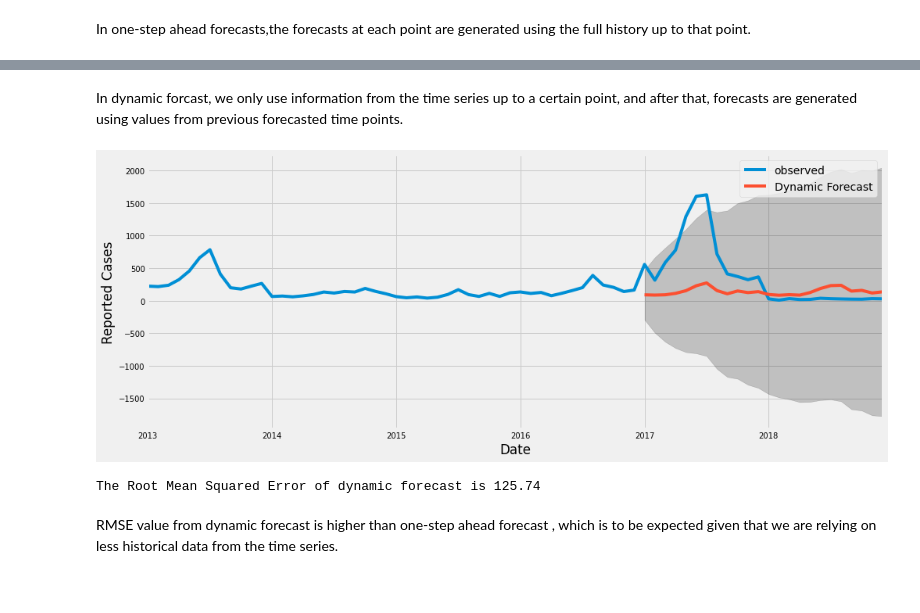
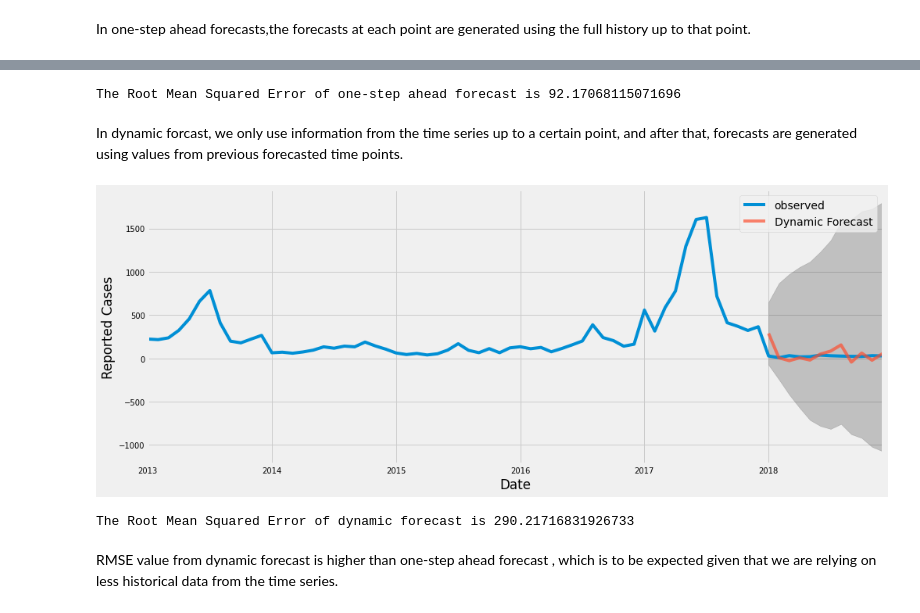
Before and after one commit to jose-vincent/denguePrediction_timeSeries-analysis, a Jupyter notebook: ARIMA, SARIMAX, Auto ARIMA.ipynb, the cells around one changed output, grey strips where cells are left out. Saved outputs shown, nothing was run; the diff lists cells and outputs as text; code cells hidden in the pictures.

```diff
--- a/ARIMA, SARIMAX, Auto ARIMA.ipynb
+++ b/ARIMA, SARIMAX, Auto ARIMA.ipynb
@@ -298,15 +311,16 @@ pred_ci = pred.conf_int()
 # %% [markdown]
 In one-step ahead forecasts,the forecasts at each point are generated using the full history up to that point.
 # %%
-ax = ts['2013':].plot(label='observed')
-pred.predicted_mean.plot(ax=ax, label='One-step ahead Forecast', alpha=.7)
+def pred_plot(start='2013',label='One-step ahead Forecast', mode= pred_ci):
+    ax = ts[start:].plot(label='observed')
+    pred.predicted_mean.plot(ax=ax, label=label, alpha=.7)
 
-ax.fill_between(pred_ci.index,
-                pred_ci.iloc[:, 0],
-                pred_ci.iloc[:, 1], color='k', alpha=.2)
+    ax.fill_between(mode.index,
+                    mode.iloc[:, 0],
+                    mode.iloc[:, 1], color='k', alpha=.2)
 
-ax.set_xlabel('Date')
-ax.set_ylabel('Reported Cases')
-plt.legend()
+    ax.set_xlabel('Date')
+    ax.set_ylabel('Reported Cases')
+    plt.legend()
 
-plt.show()
+    plt.show()
@@ -324,32 +337,20 @@ The Root Mean Squared Error of one-step ahead forecast is 92.17
+# %%
+rmse(mode=pred, date='2018-01-01',pred_type='one-step ahead')
+# %% [output]
+The Root Mean Squared Error of one-step ahead forecast is 92.17068115071696
 # %%
-pred_dynamic = results.get_prediction(start=pd.to_datetime('2017-01-01'), dynamic=True, full_results=True)
+pred_dynamic = results.get_prediction(start=pd.to_datetime('2018-01-01'), dynamic=True, full_results=True)
 pred_dynamic_ci = pred_dynamic.conf_int()
 # %% [markdown]
 In dynamic forcast, we only use information from the time series up to a certain point, and after that, forecasts are generated using values from previous forecasted time points.
-# %%
-ax = ts['2013':].plot(label='observed')
-pred_dynamic.predicted_mean.plot(label='Dynamic Forecast', ax=ax)
-
-ax.fill_between(pred_dynamic_ci.index,
-                pred_dynamic_ci.iloc[:, 0],
-                pred_dynamic_ci.iloc[:, 1], color='k', alpha=.2)
-
-ax.set_xlabel('Date')
-ax.set_ylabel('Reported Cases')
-
-plt.legend()
-plt.show()
-# %% [output]
-[figure, removed]
-# %%
-ts_forecasted = pred_dynamic.predicted_mean
-ts_truth = ts['2018-01-01':]
-
-# Compute the RMSE
-mse = ((ts_forecasted - ts_truth) ** 2).mean()
-print(f"The Root Mean Squared Error of dynamic forecast is {(round(np.sqrt(mse), 2))}")
-# %% [output]
-The Root Mean Squared Error of dynamic forecast is 125.74
+# %%
+pred_plot(start='2013',label='Dynamic Forecast',mode=pred_dynamic_ci)
+# %% [output]
+[figure, added]
+# %%
+rmse(mode=pred_dynamic, date='2018-01-01',pred_type='dynamic')
+# %% [output]
+The Root Mean Squared Error of dynamic forecast is 290.21716831926733
 # %% [markdown]
 RMSE value from dynamic forecast is higher than one-step ahead forecast , which is to be expected given that we are relying on less historical data from the time series.
 # %% [markdown]
```
Also changed, not shown: parts of 9 cells of this notebook, 9 other files.
